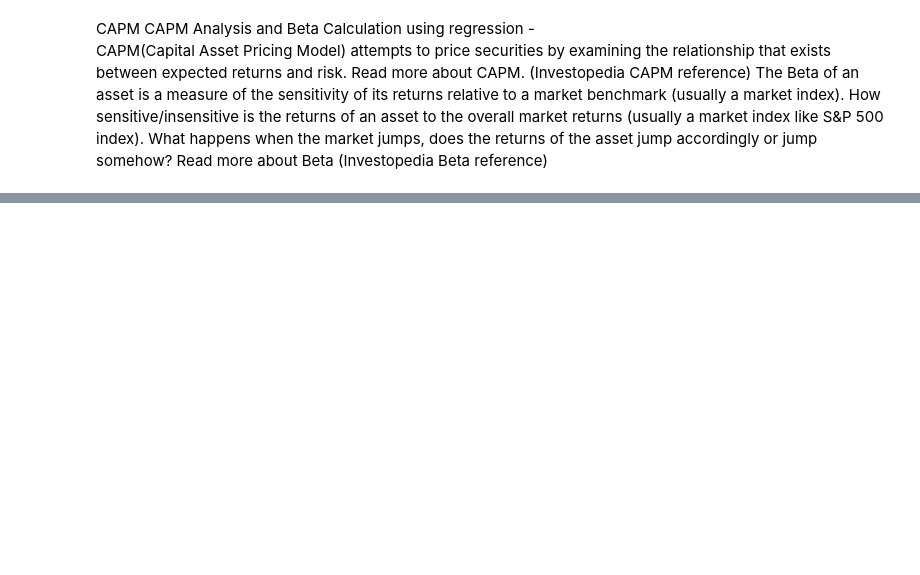
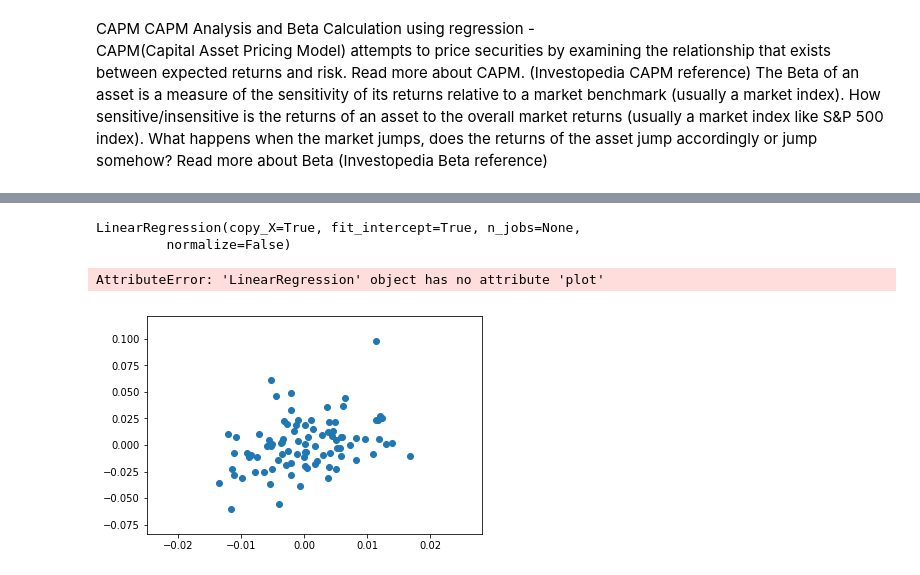
Before and after one commit to Daywalker21/AICTE-Aspiration.ai_ML-DS, a Jupyter notebook: Module 3 - Regression - Beta Calculation.ipynb, the cells around one changed output, grey strips where cells are left out. Saved outputs shown, nothing was run; the diff lists cells and outputs as text; code cells hidden in the pictures; blank space fills up the shorter version.

```diff
--- a/Module 3 - Regression - Beta Calculation.ipynb
+++ b/Module 3 - Regression - Beta Calculation.ipynb
@@ -127,0 +103,33 @@ dataset
+# %%
+Nifty_df = pd.read_csv('Nifty50/Nifty50.csv')
+NCC_df = pd.read_csv('Small_Cap/NCC.csv')
+
+NCC_df = NCC_df[NCC_df.Series == 'EQ']
+
+NCC_df['Date'] = NCC_df['Date'].astype('datetime64')
+Nifty_df['Date'] = Nifty_df['Date'].astype('datetime64')
+
+NCC_df.set_index('Date',inplace = True)
+Nifty_df.set_index('Date',inplace = True)
+
+NCC_df['Day_Precentage_Change'] = NCC_df['Close Price'].pct_change()
+Nifty_df['Day_Precentage_Change'] = Nifty_df['Close'].pct_change()
+
+NCC_df.dropna(inplace = True)
+Nifty_df.dropna(inplace = True)
+# %%
+X = Nifty_df.iloc[-90:,-1:]
+y = NCC_df.iloc[-90:,-1:]
+model_beta = LinearRegression()
+model_beta.fit(X,y)
+# %% [output]
+LinearRegression(copy_X=True, fit_intercept=True, n_jobs=None,
+         normalize=False)
+# %%
+plt.figure()
+plt.scatter(X,y)
+model_beta.plot()
+plt.show()
+# %% [output]
+AttributeError: 'LinearRegression' object has no attribute 'plot'
+[figure, added]
```
Also changed, not shown: parts of 13 cells of this notebook.
